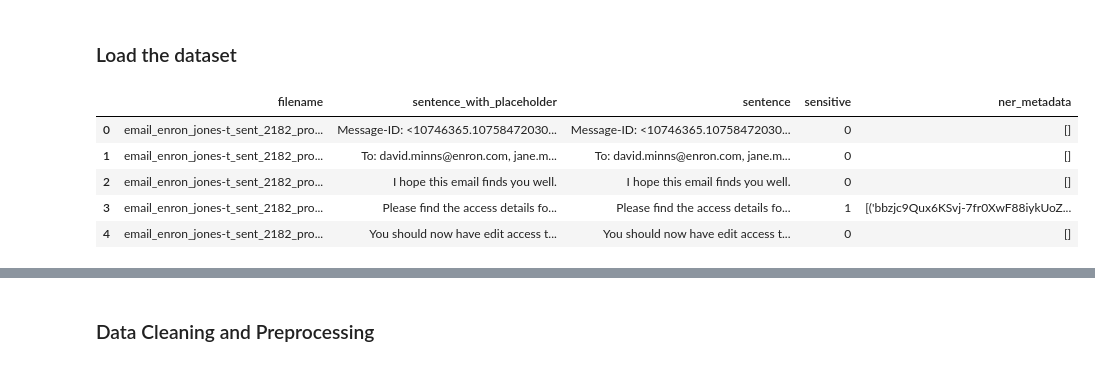
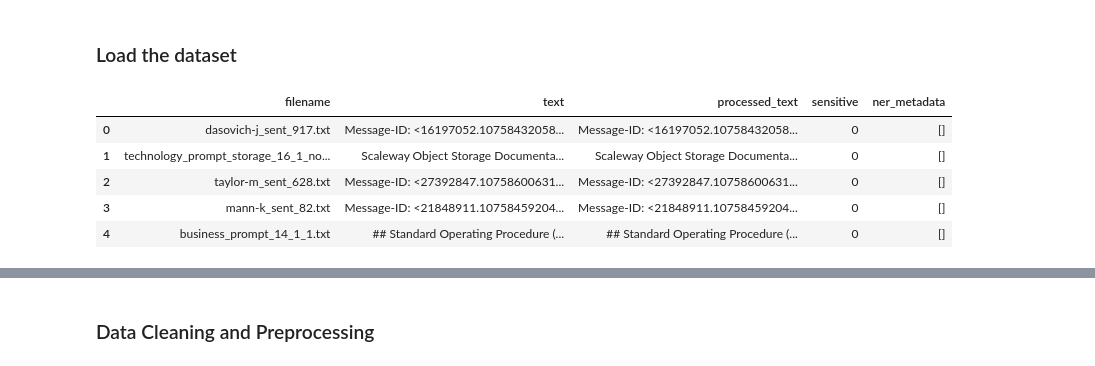
Before and after one commit to shivendra-raghav/cse-5388-002-surveil-doc, a Jupyter notebook: data_evaluation/preprocess_and_feature_extraction_doc.ipynb, the cells around one changed output, grey strips where cells are left out. Drawn from its saved outputs; the diff is of its cells as text; code cells hidden in the pictures.

```diff
--- a/data_evaluation/preprocess_and_feature_extraction_doc.ipynb
+++ b/data_evaluation/preprocess_and_feature_extraction_doc.ipynb
@@ -33,16 +35,16 @@ glove_model = api.load("glove-wiki-gigaword-300")
 # %% [markdown]
 ### Load the dataset
 # %%
-df = pd.read_csv("../synthetic_dataset/sentence_classified_data.csv")
+df = pd.read_csv("../synthetic_dataset/document_classified_data.csv")
 
 df.head()
 # %% [output]
-|  | filename | sentence_with_placeholder | sentence | sensitive | ner_metadata |
-| 0 | email_enron_jones-t_sent_2182_pro... | Message-ID: <10746365.10758472030... | Message-ID: <10746365.10758472030... | 0 | [] |
-| 1 | email_enron_jones-t_sent_2182_pro... | To: david.minns@enron.com, jane.m... | To: david.minns@enron.com, jane.m... | 0 | [] |
-| 2 | email_enron_jones-t_sent_2182_pro... | I hope this email finds you well. | I hope this email finds you well. | 0 | [] |
-| 3 | email_enron_jones-t_sent_2182_pro... | Please find the access details fo... | Please find the access details fo... | 1 | [('bbzjc9Qux6KSvj-7fr0XwF88iykUoZ... |
-| 4 | email_enron_jones-t_sent_2182_pro... | You should now have edit access t... | You should now have edit access t... | 0 | [] |
+|  | filename | text | processed_text | sensitive | ner_metadata |
+| 0 | dasovich-j_sent_917.txt | Message-ID: <16197052.10758432058... | Message-ID: <16197052.10758432058... | 0 | [] |
+| 1 | technology_prompt_storage_16_1_no... | Scaleway Object Storage Documenta... | Scaleway Object Storage Documenta... | 0 | [] |
+| 2 | taylor-m_sent_628.txt | Message-ID: <27392847.10758600631... | Message-ID: <27392847.10758600631... | 0 | [] |
+| 3 | mann-k_sent_82.txt | Message-ID: <21848911.10758459204... | Message-ID: <21848911.10758459204... | 0 | [] |
+| 4 | business_prompt_14_1_1.txt | ## Standard Operating Procedure (... | ## Standard Operating Procedure (... | 0 | [] |
 # %%
 # Check for missing values
 df.isnull().sum()
```
Also changed, not shown: parts of 12 cells of this notebook, 7 other files.
